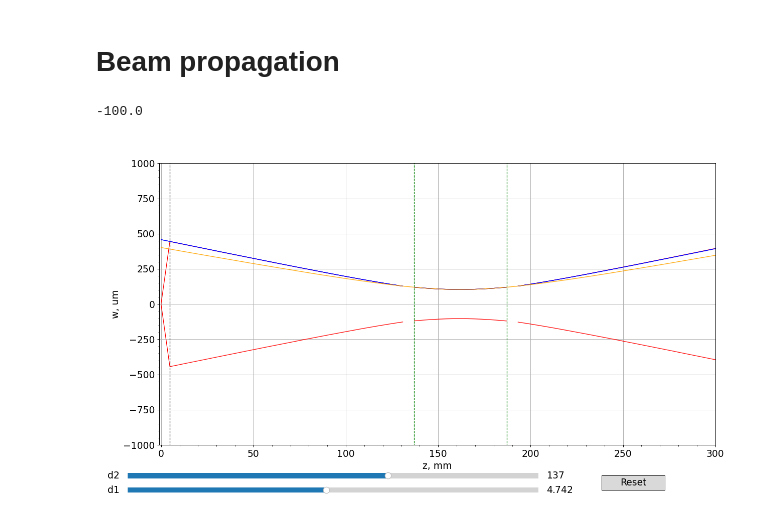
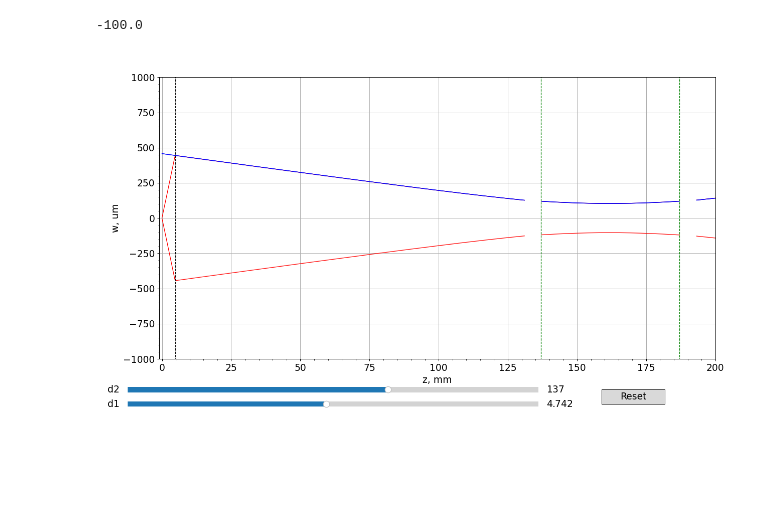
Before and after one commit to Gyron3/Cavity_doc, a Jupyter notebook: cavity_780.ipynb, the cells around one changed output. Cells and saved outputs as stored; diff of their text form; code cells hidden in the pictures; blank space fills up the shorter version.

```diff
--- a/cavity_780.ipynb
+++ b/cavity_780.ipynb
@@ -36,6 +35,4 @@ print(pi)
 3.141592653589793
-# %% [markdown]
-# Beam propagation
 # %%
 # @title ABCD matrices
 
@@ -92,8 +82,8 @@ f2 = -R/2
 
 #distances
 d1 = 4.742
-d2 =137
-dend = 300
+d2 = 137
+dend = 200
 
 d_cav_waist = d2 + L/2
 
@@ -104,14 +94,7 @@ q0cavrec = ((g-1) - (g**2 - 1)**(1/2) )/L
 print(1/np.real(q0cavrec))
 q0cav = 1/q0cavrec
 
-'''
-#distances for right
-d_tilt = 82
-d_L1 = 11.84
-d_L2 = 174
-d_L3 = 214
-d_end = 248
-'''
+
 print()
 # %% [output]
 -100.0
@@ -222,7 +199,7 @@ line4, = ax.plot(zarr, 1e3*(-1)*-wbackv(zarr,init_d1,init_d2), lw=1,color='blue'
 line5 ,= ax.plot(init_d1*np.ones(2), 1e3*warr, lw=1,color='black',ls='--')
 line6 ,= ax.plot(init_d2*np.ones(2), 1e3*warr, lw=1,color='green',ls='--')
 line7 ,= ax.plot((init_d2 + L)*np.ones(2), 1e3*warr, lw=1,color='green',ls='--')
-line8 ,= ax.plot(zarr, 1e3*wbackv0(zarr,init_d1,init_d2), lw=1,color='orange')
+# line8 ,= ax.plot(zarr, 1e3*wbackv0(zarr,init_d1,init_d2), lw=1,color='orange')
 
 
 #line2,= plt.plot(zarr, zarr*0, lw=1,color='black')
@@ -267,32 +244,32 @@ def update(val):
     line5.set_xdata(d1_slider.val*np.ones(2))
     line6.set_xdata((d2_slider.val)*np.ones(2))
     line7.set_xdata((L + d2_slider.val)*np.ones(2))
-    line8.set_ydata(1e3*wbackv0(zarr, d1_slider.val, d2_slider.val))
+    # line8.set_ydata(1e3*wbackv0(zarr, d1_slider.val, d2_slider.val))
 
 
     fig.canvas.draw_idle()
 
 
 # register the update function with each slider
 d1_slider.on_changed(update)
 d2_slider.on_changed(update)
 
 # Create a `matplotlib.widgets.Button` to reset the sliders to initial values.
 resetax = plt.axes([0.8, 0.025, 0.1, 0.04])
 button = Button(resetax, 'Reset', hovercolor='0.975')
 
 
 def reset(event):
     d1_slider.reset()
     d2_slider.reset()
 
 button.on_clicked(reset)
 ax.minorticks_on()
 #ax[1].minorticks_on()
 
 ax.grid(True)
 #ax[1].grid(True)
 
 plt.show()
 # %% [output]
-[figure, old version]
+[figure, new version]
```
Also changed, not shown: parts of 3 cells of this notebook, 1 other file.
